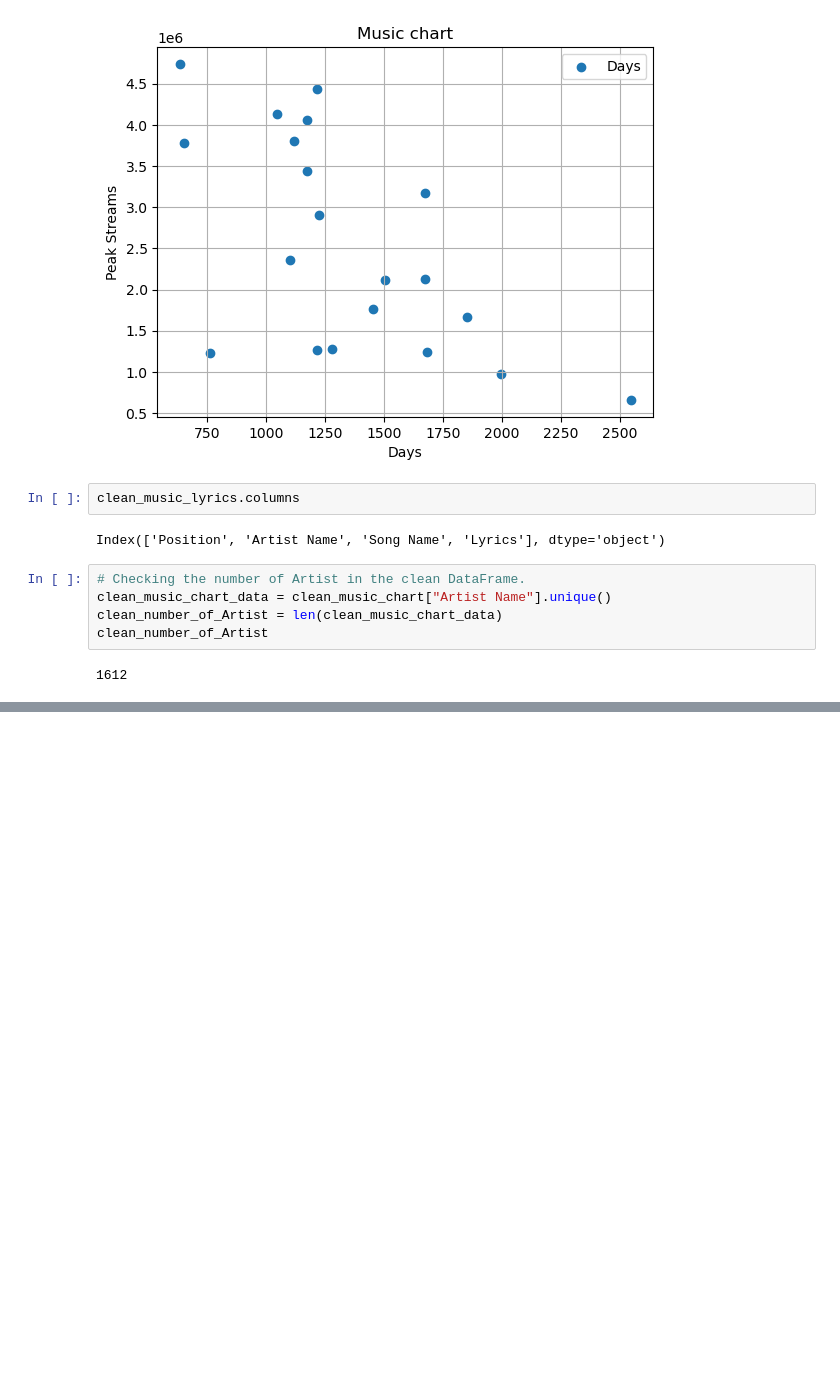
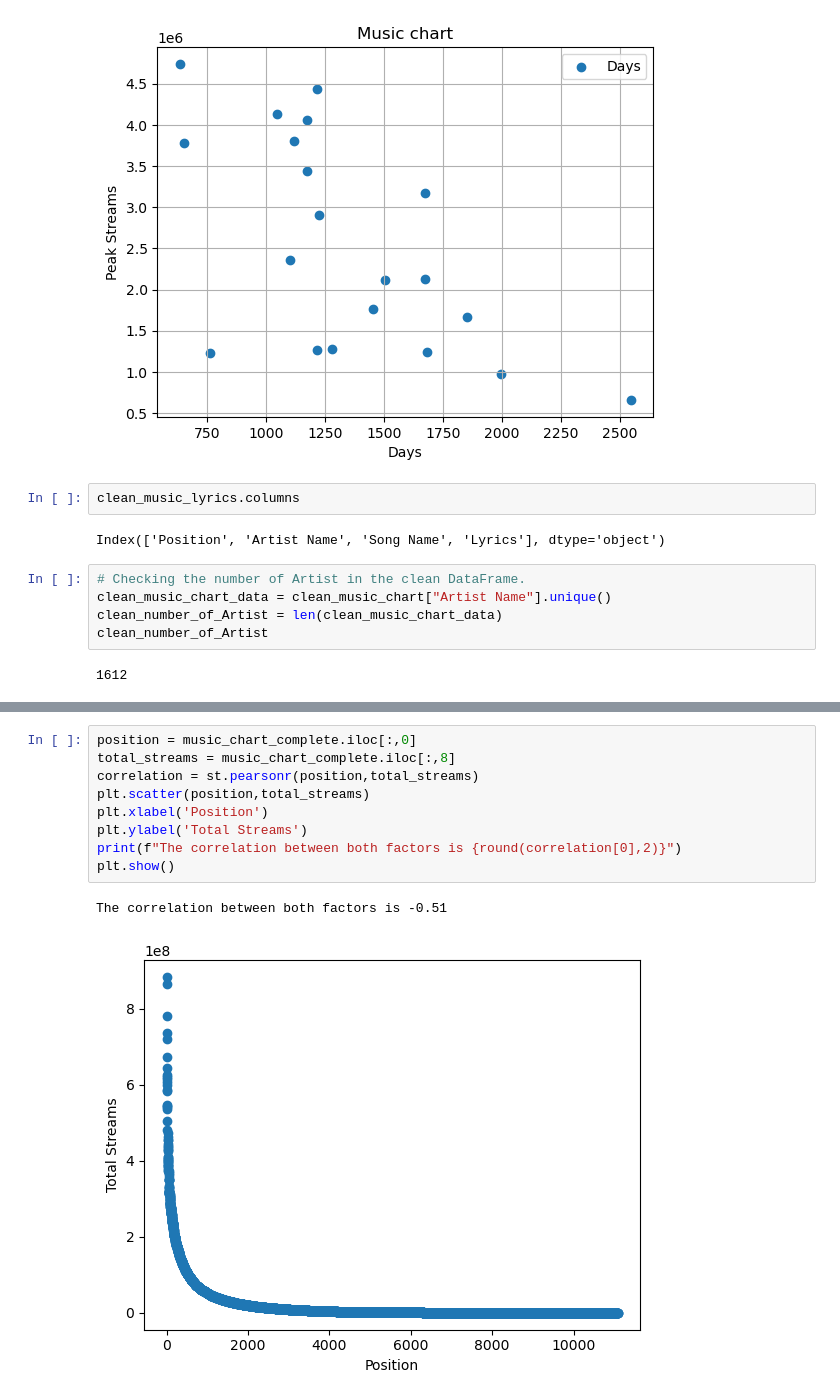
Before and after one commit to Musiholic/bootcamp-project-1, a Jupyter notebook: Sample Project1.ipynb, the cells around one changed output, grey strips where cells are left out. Saved outputs shown, nothing was run; the diff lists cells and outputs as text; blank space fills up the shorter version.

```diff
--- a/Sample Project1.ipynb
+++ b/Sample Project1.ipynb
@@ -299,0 +356,12 @@ NameError: name 'mouse_study_result' is not defined
+# %%
+position = music_chart_complete.iloc[:,0]
+total_streams = music_chart_complete.iloc[:,8]
+correlation = st.pearsonr(position,total_streams)
+plt.scatter(position,total_streams)
+plt.xlabel('Position')
+plt.ylabel('Total Streams')
+print(f"The correlation between both factors is {round(correlation[0],2)}")
+plt.show()
+# %% [output]
+The correlation between both factors is -0.51
+[figure, added]
```
Also changed, not shown: parts of 11 cells of this notebook.
